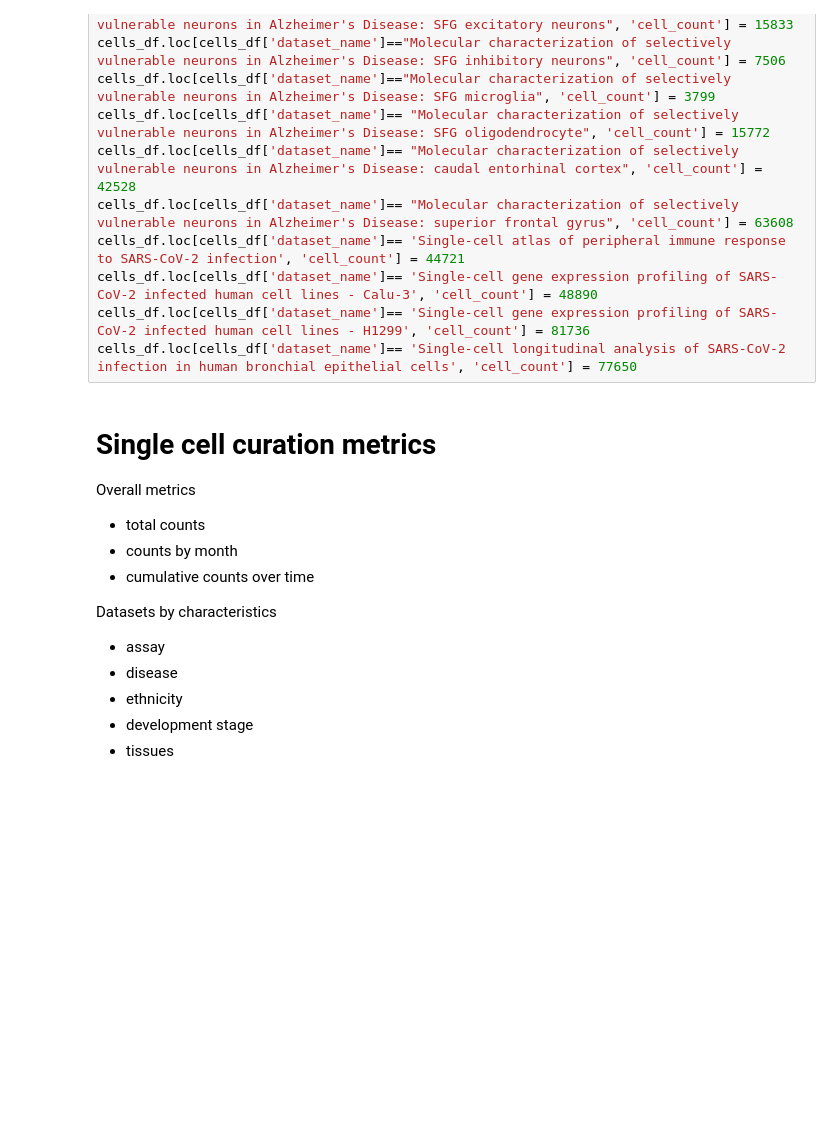
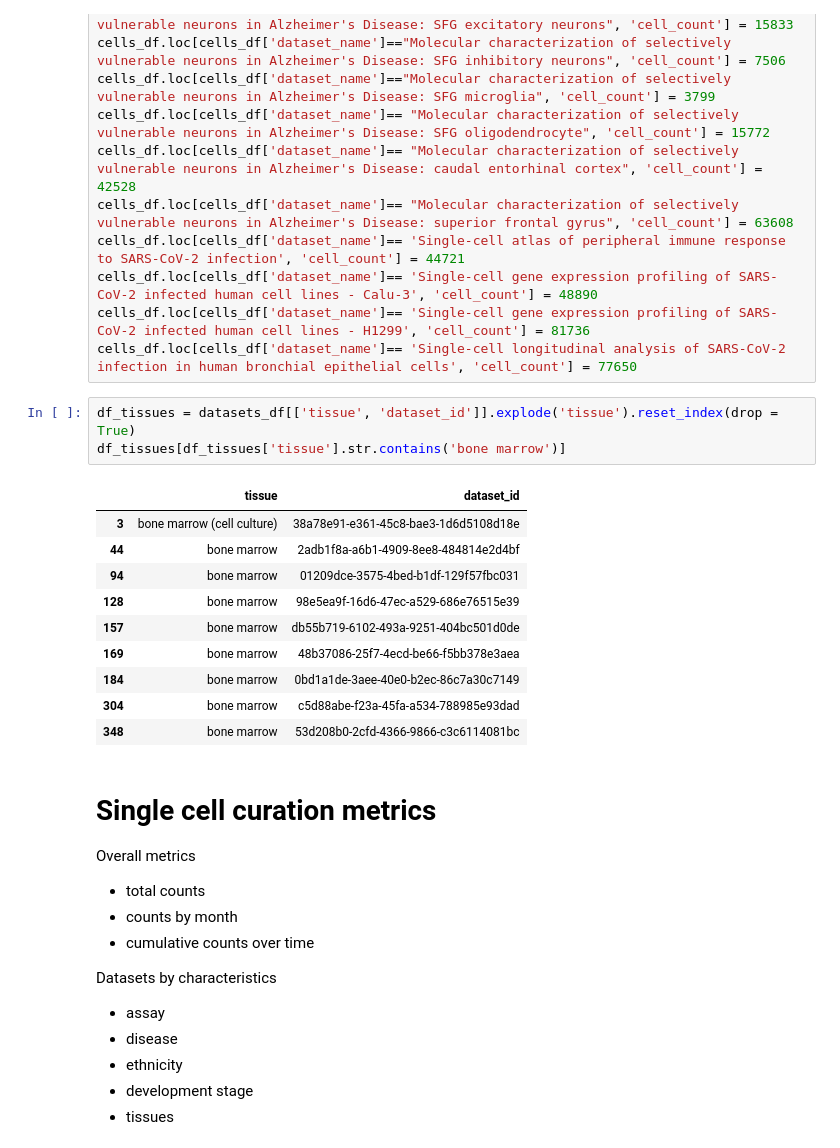
Before and after one commit to rcannood/single-cell-curation, a Jupyter notebook: metrics/single_cell_dataset_metrics.ipynb, the cells around one changed output. Saved outputs shown, nothing was run; the diff lists cells and outputs as text; blank space fills up the shorter version.

```diff
--- a/metrics/single_cell_dataset_metrics.ipynb
+++ b/metrics/single_cell_dataset_metrics.ipynb
@@ -73,6 +73,20 @@ cells_df.loc[cells_df['dataset_name']== 'Single-cell atlas of peripheral immune
 cells_df.loc[cells_df['dataset_name']== 'Single-cell gene expression profiling of SARS-CoV-2 infected human cell lines - Calu-3', 'cell_count'] = 48890
 cells_df.loc[cells_df['dataset_name']== 'Single-cell gene expression profiling of SARS-CoV-2 infected human cell lines - H1299', 'cell_count'] = 81736
 cells_df.loc[cells_df['dataset_name']== 'Single-cell longitudinal analysis of SARS-CoV-2 infection in human bronchial epithelial cells', 'cell_count'] = 77650
+# %%
+df_tissues = datasets_df[['tissue', 'dataset_id']].explode('tissue').reset_index(drop = True)
+df_tissues[df_tissues['tissue'].str.contains('bone marrow')]
+# %% [output]
+|  | tissue | dataset_id |
+| 3 | bone marrow (cell culture) | 38a78e91-e361-45c8-bae3-1d6d5108d18e |
+| 44 | bone marrow | 2adb1f8a-a6b1-4909-8ee8-484814e2d4bf |
+| 94 | bone marrow | 01209dce-3575-4bed-b1df-129f57fbc031 |
+| 128 | bone marrow | 98e5ea9f-16d6-47ec-a529-686e76515e39 |
+| 157 | bone marrow | db55b719-6102-493a-9251-404bc501d0de |
+| 169 | bone marrow | 48b37086-25f7-4ecd-be66-f5bb378e3aea |
+| 184 | bone marrow | 0bd1a1de-3aee-40e0-b2ec-86c7a30c7149 |
+| 304 | bone marrow | c5d88abe-f23a-45fa-a534-788985e93dad |
+| 348 | bone marrow | 53d208b0-2cfd-4366-9866-c3c6114081bc |
 # %% [markdown]
 # Single cell curation metrics
 Overall metrics
```
Also changed, not shown: parts of 19 cells of this notebook.
